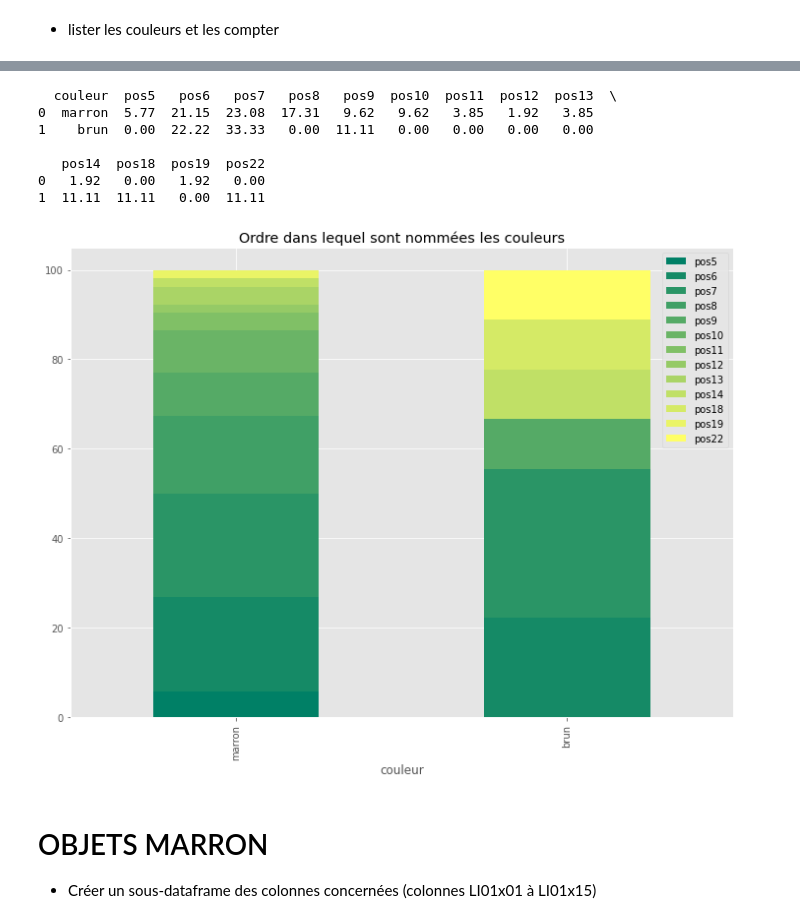
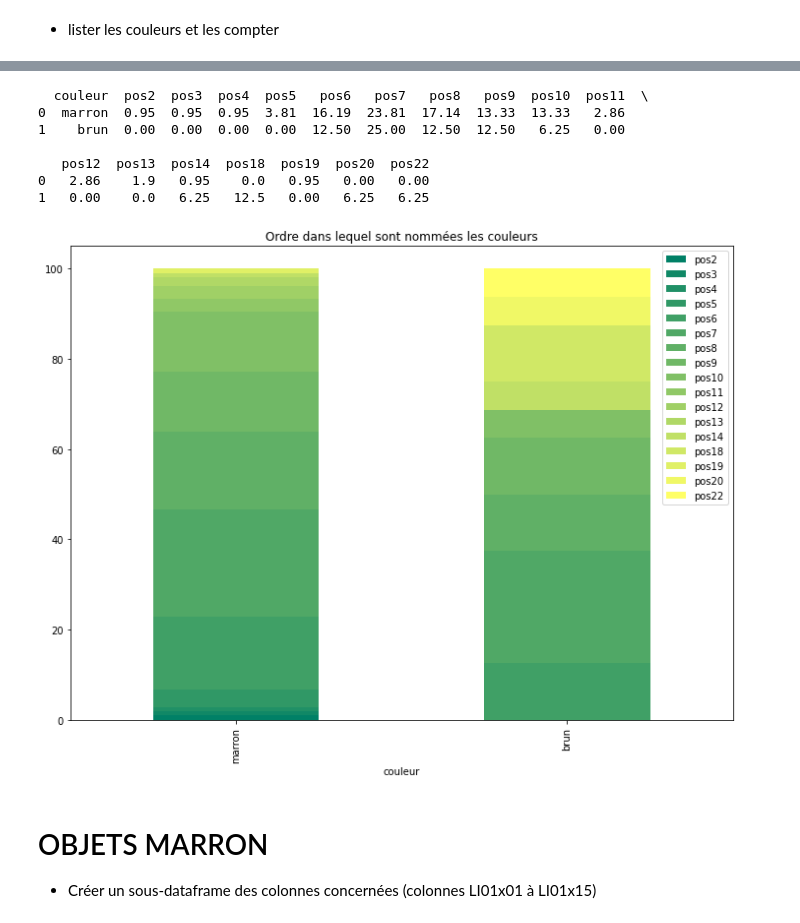
Before and after one commit to fmelanie/COLOR, a Jupyter notebook: colors.ipynb, the cells around one changed output, grey strips where cells are left out. Saved outputs shown, nothing was run; the diff lists cells and outputs as text; code cells hidden in the pictures.

Commit message:
multiples variables

```diff
--- a/colors.ipynb
+++ b/colors.ipynb
@@ -323,4 +495,4 @@ csvToDicNett("lstCouleur_nett.csv")
 # %%
-dfColor=compteLexique(csvToDicNett("lstCouleur_nett.csv"))
+dfColor = compteLexique(lstLexique(myColColor,data))
 print(dfColor)
 # %% [output]
@@ -404,8 +612,13 @@ panélistes qui n'ont cité que le marron
 cptTotal=dict()
 #listCommune = findPanelistes(myListTermes,myColColor)[0]
 
-for t in range(0,len(myListTermes)):
-    cptTotal[myListTermes[t]]=len(findPanelistes(myListTermes,myColColor)[0])+len(findPanelistes(myListTermes,myColColor)[t+1])
+print("nb d'occ de chacune des couleurs :")
+# x.number = val absolue / x.percent = val relative sur l'ens des couleurs nommées
 
-print("nb d'occ de chacune des couleurs :" + str(cptTotal))
+for x in dfColor.itertuples():
+    #print(x)
+    for t in myListTermes:
+        if x.lexique == t:
+            print("Nn occ " + str(x.lexique) + "= " + str(x.number))
+            cptTotal[x.lexique]=x.number
 # %% [output]
@@ -420,11 +637,11 @@ for colColor in myColColor:
     for term in myListTermes:
         # si le term est dans la ligne
         if data.index[data[colColor] == term].tolist():
+
             myRangColor=int(re.sub("^.+x0?","",colColor))
-            myRangNbAbs=len(data.index[dataColors[colColor] == term].tolist())
+            myRangNbAbs=len(dataColors.index[data[colColor] == term].tolist())
 
             myRangNbRel = round(myRangNbAbs*100/cptTotal[term],2)
-
             myDuo=(myRangNbAbs,myRangNbRel)
 
             if term in myDicOrdreColor:
@@ -440,4 +657,6 @@ for colColor in myColColor:
 # résultat = pour un terme donné :
 # { term : { position/n Col: ( valAbs , valRel), ...}, ...}
 print(myDicOrdreColor)
+# Position 5 -> 4 ok
+# Marron position 2 avec maj =1
 # %% [output]
@@ -447,52 +672,53 @@ Visualiser cet ordre d'apparition
 # %%
 v = locals()
-myVar = list()
+myColor = list()
 
 # visulaser... les valeurs absolues : values[0] / les valeurs relatives : values[1]
 for keyTerm in myDicOrdreColor:
-    # créer la variable : color_mean = list() - ou color reprend chcune des couleurs choisies
+    # dans l'ensemble des variables locales créer la variable :
+    # color_mean = list() - ou color reprend chacune des couleurs choisies
     v[str(keyTerm)+str("_mean")] = [keyTerm,0,0,0,0,0,0,0,0,0,0,0,0,0,0,0,0,0,0,0,0,0,0,0,0,0]
-    myVar.append(str(keyTerm)+str("_mean"))
+    # isoler les variables ainsi créées
+    myColor.append(eval(str(keyTerm)+str("_mean")))
 
     for pos, values in myDicOrdreColor[keyTerm].items():
-        # VALEURS ABSOLUES
+        # (1) VALEURS ABSOLUES
         # eval(keyTerm+str("_mean"))[pos] = values[0]
-        # VALEURS RELATIVES
+        # TO ici j'en ai aussi 95!!!
+        # (2) VALEURS RELATIVES
         eval(keyTerm+str("_mean"))[pos] = values[1]
 
 columnsName=list()
 columnsName.append('couleur')
 for i in range(1,26):
     name='pos'+str(i)
     columnsName.append(name)
 
-#print(columnsName)
-
 # create data
-df = pd.DataFrame([eval(str(myVar[0])), eval(str(myVar[1]))],
-                  columns=columnsName)
-# Ne garder que les positions occupées par les 2 couleurs (=> enlever si chacune est à 0)
+#print(myColor)
+df = pd.DataFrame(myColor,columns=columnsName)
+# Ne garder que les positions non nulles pour l'ens des couleurs (=> enlever si chacune est à 0)
 df_NotNul=df.loc[:, (df != 0).any(axis=0)]
-# view data
 print(df_NotNul)
 
+# APPARENCE GRAPHE
 # dégradé de couleurs modifiable
 # http://scipy.github.io/old-wiki/pages/Cookbook/Matplotlib/Show_colormaps
-# colormap='Blues','RdBu','winter'
+# (3) colormap='Blues','RdBu','winter'
 df_NotNul.plot(x='couleur', kind='bar', stacked=True, colormap='summer', figsize=(10,8),
         title='Ordre dans lequel sont nommées les couleurs')
 
 plt.tight_layout()
 plt.show()
 # %% [output]
-  couleur  pos5   pos6   pos7   pos8   pos9  pos10  pos11  pos12  pos13  \
-0  marron  5.77  21.15  23.08  17.31   9.62   9.62   3.85   1.92   3.85
-1    brun  0.00  22.22  33.33   0.00  11.11   0.00   0.00   0.00   0.00
+  couleur  pos2  pos3  pos4  pos5   pos6   pos7   pos8   pos9  pos10  pos11  \
+0  marron  0.95  0.95  0.95  3.81  16.19  23.81  17.14  13.33  13.33   2.86
+1    brun  0.00  0.00  0.00  0.00  12.50  25.00  12.50  12.50   6.25   0.00
 
-   pos14  pos18  pos19  pos22
-0   1.92   0.00   1.92   0.00
-1  11.11  11.11   0.00  11.11
+   pos12  pos13  pos14  pos18  pos19  pos20  pos22
+0   2.86    1.9   0.95    0.0   0.95   0.00   0.00
+1   0.00    0.0   6.25   12.5   0.00   6.25   6.25
-[figure, old version]
+[figure, new version]
 # %% [markdown]
 # OBJETS MARRON
 
```
Also changed, not shown: parts of 110 cells of this notebook, 7 other files.
